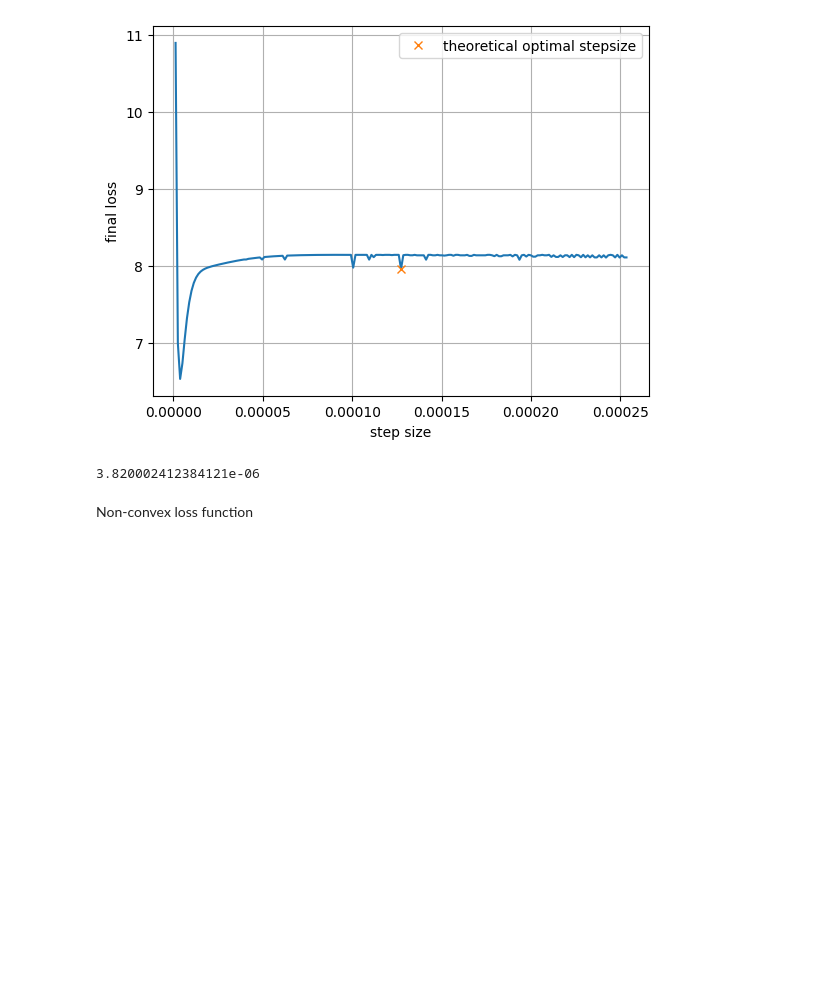
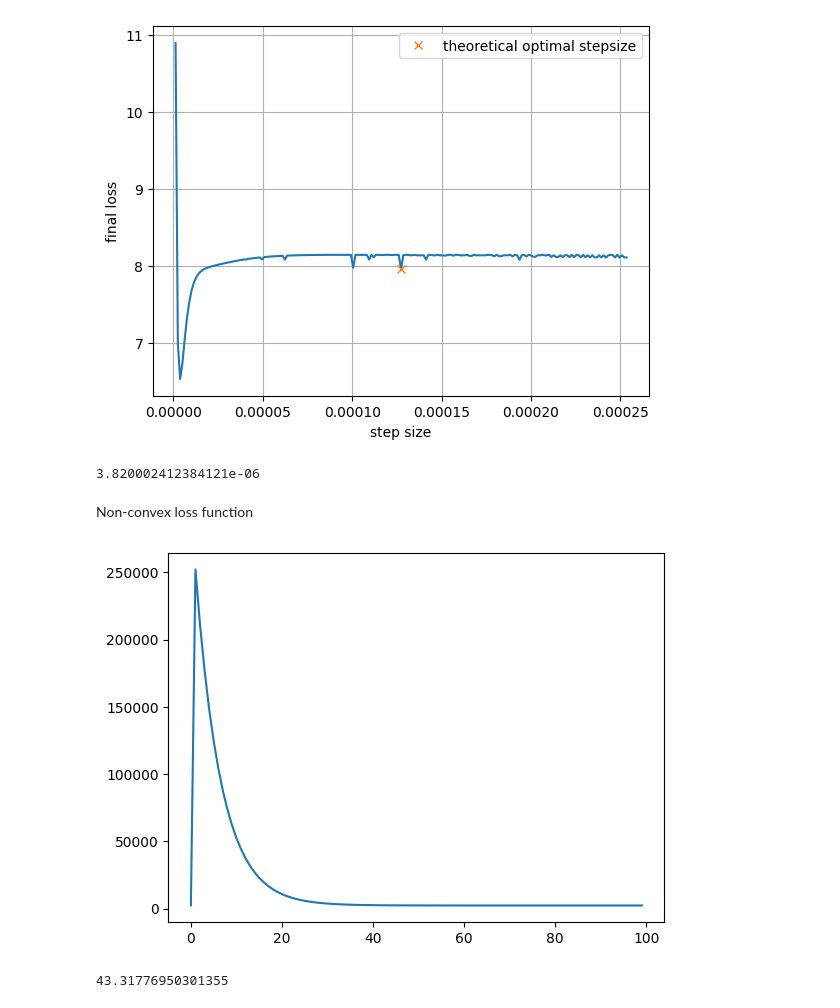
Before and after one commit to MxWmr/optimization_project, a Jupyter notebook: part7.ipynb, the cells around one changed output. Drawn from its saved outputs; the diff is of its cells as text; code cells hidden in the pictures; blank space fills up the shorter version.

```diff
--- a/part7.ipynb
+++ b/part7.ipynb
@@ -181,9 +188,10 @@ def grad_desc_non_convex(A,y,eps=1e-2,lr = None,lamb= 0.01,p=0.5,verbose=0,itema
     ite = 0
     while np.all(np.abs(grad) > eps) and ite<itemax:
         y_pred = A.dot(X)
-        grad = np.dot(A.T,(y_pred-y))+lamb*p*X^(p-1)
+        X[X==0] = 1e-5     # try to avoid division by 0
+        grad = np.dot(A.T,(y_pred-y))+lamb*p*np.power(X,p-1)
         X = X - lr*grad
-        l_loss.append((1/2*(y_pred-y)**2+lamb*np.sum(X^p)).mean())
+        l_loss.append((1/2*(y_pred-y)**2+lamb*np.sum(np.power(X,p))).mean())
         ite+=1
 
     if verbose == 1:
@@ -192,3 +200,11 @@ def grad_desc_non_convex(A,y,eps=1e-2,lr = None,lamb= 0.01,p=0.5,verbose=0,itema
         plt.show()
 
     return X,l_loss
+# %%
+X,l_loss = grad_desc_non_convex(A,y,eps=1e-2,lr=1e-20,lamb= 0.001,p=0.5,verbose=1,itemax=100)
+y_pred = A_test.dot(X)
+
+print(loss(X,A_test,y_test))
+# %% [output]
+[figure, added]
+43.31776950301355
```
Also changed, not shown: parts of 5 cells of this notebook, 49 other files.
